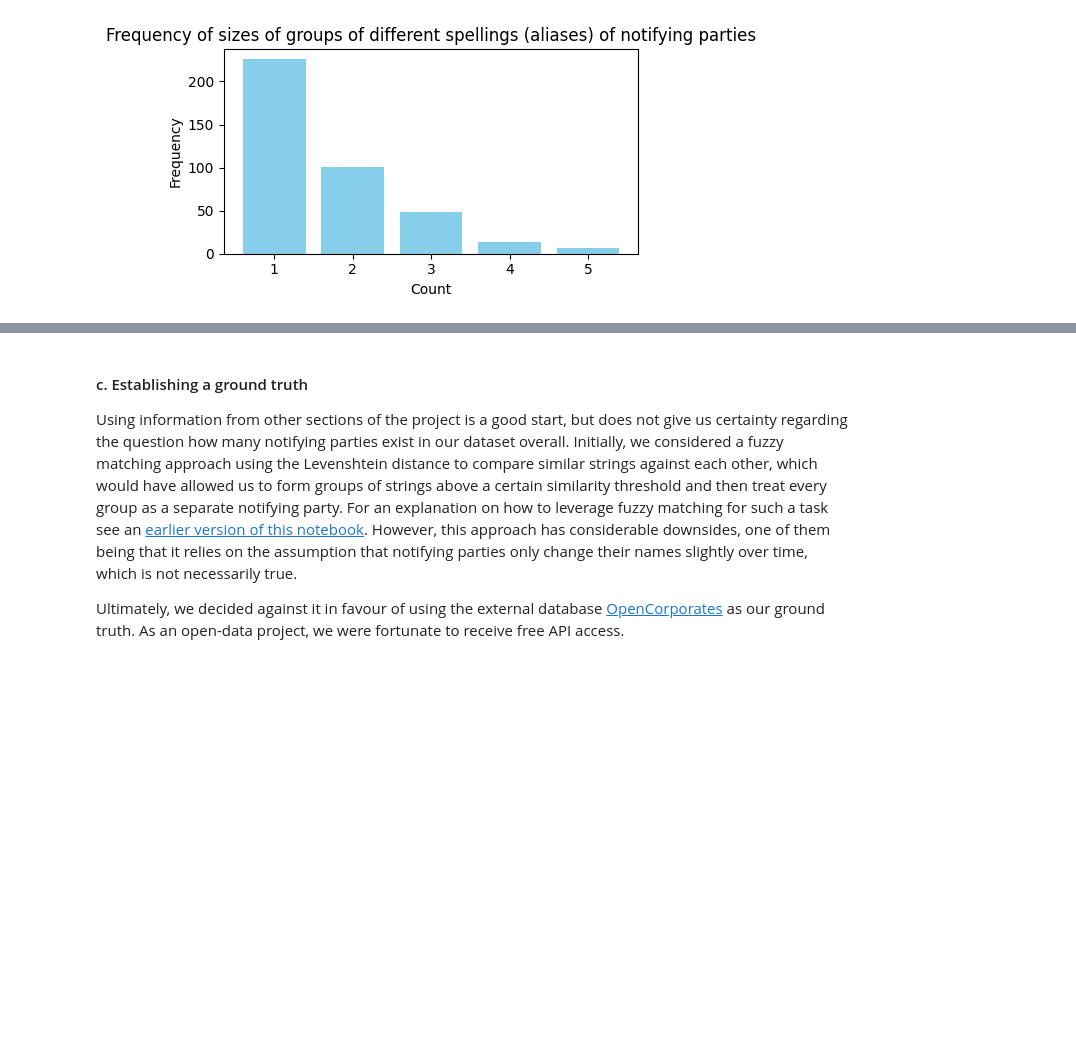
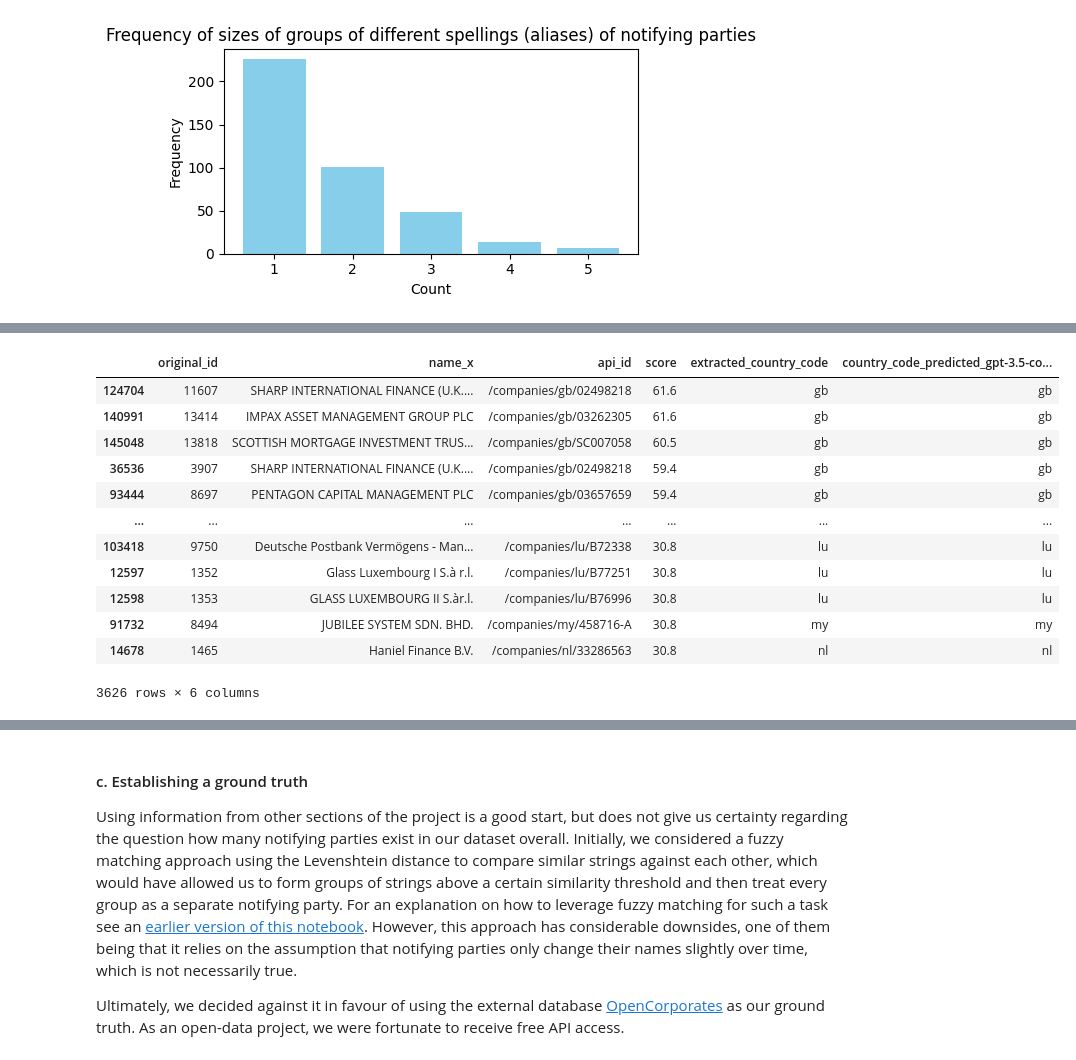
Before and after one commit to KensingtonOscupant/germanyinc-shareholders, a Jupyter notebook: src/exploration.ipynb, the cells around one changed output, grey strips where cells are left out. Cells and saved outputs as stored; diff of their text form; code cells hidden in the pictures; blank space fills up the shorter version.

```diff
--- a/src/exploration.ipynb
+++ b/src/exploration.ipynb
@@ -244,0 +506,39 @@ We will set all this information aside for now and use it later.
+# %%
+# Load the data
+country_code_df = pd.read_csv('../data/231227_oc_data_cc_clean.csv')
+raw_oc_data = pd.read_csv('../data/231226_oc_data_full.csv')
+
+# Extract country code from the api_id column
+raw_oc_data['extracted_country_code'] = raw_oc_data['api_id'].str.extract(r'/companies/([a-z]+)/')
+
+# Merge the dataframes on original_id
+merged_df = pd.merge(raw_oc_data, country_code_df, on='original_id')
+
+# Filter out rows where the extracted country code doesn't match or score is 30 or below
+filtered_df = merged_df[(merged_df['extracted_country_code'] == merged_df['country_code_predicted_gpt-3.5-correct']) & (merged_df['score'] > 30)]
+
+# Find the row with the highest score for each original_id
+result_df = filtered_df.sort_values('score', ascending=False).drop_duplicates('original_id')
+
+# Selecting relevant columns (optional, adjust as needed)
+final_df = result_df[['original_id', 'name_x', 'api_id', 'score', 'extracted_country_code', 'country_code_predicted_gpt-3.5-correct']]
+
+# Save the final DataFrame (optional)
+final_df.to_csv('../data/231227_oc_data_correctly_assigned.csv', index=False)
+
+# Display the first few rows of the final DataFrame
+final_df
+# %% [output]
+|  | original_id | name_x | api_id | score | extracted_country_code | country_code_predicted_gpt-3.5-co... |
+| 124704 | 11607 | SHARP INTERNATIONAL FINANCE (U.K.... | /companies/gb/02498218 | 61.6 | gb | gb |
+| 140991 | 13414 | IMPAX ASSET MANAGEMENT GROUP PLC | /companies/gb/03262305 | 61.6 | gb | gb |
+| 145048 | 13818 | SCOTTISH MORTGAGE INVESTMENT TRUS... | /companies/gb/SC007058 | 60.5 | gb | gb |
+| 36536 | 3907 | SHARP INTERNATIONAL FINANCE (U.K.... | /companies/gb/02498218 | 59.4 | gb | gb |
+| 93444 | 8697 | PENTAGON CAPITAL MANAGEMENT PLC | /companies/gb/03657659 | 59.4 | gb | gb |
+| ... | ... | ... | ... | ... | ... | ... |
+| 103418 | 9750 | Deutsche Postbank Vermögens - Man... | /companies/lu/B72338 | 30.8 | lu | lu |
+| 12597 | 1352 | Glass Luxembourg I S.à r.l. | /companies/lu/B77251 | 30.8 | lu | lu |
+| 12598 | 1353 | GLASS LUXEMBOURG II S.àr.l. | /companies/lu/B76996 | 30.8 | lu | lu |
+| 91732 | 8494 | JUBILEE SYSTEM SDN. BHD. | /companies/my/458716-A | 30.8 | my | my |
+| 14678 | 1465 | Haniel Finance B.V. | /companies/nl/33286563 | 30.8 | nl | nl |
+3626 rows × 6 columns
```
Also changed, not shown: parts of 24 cells of this notebook.
